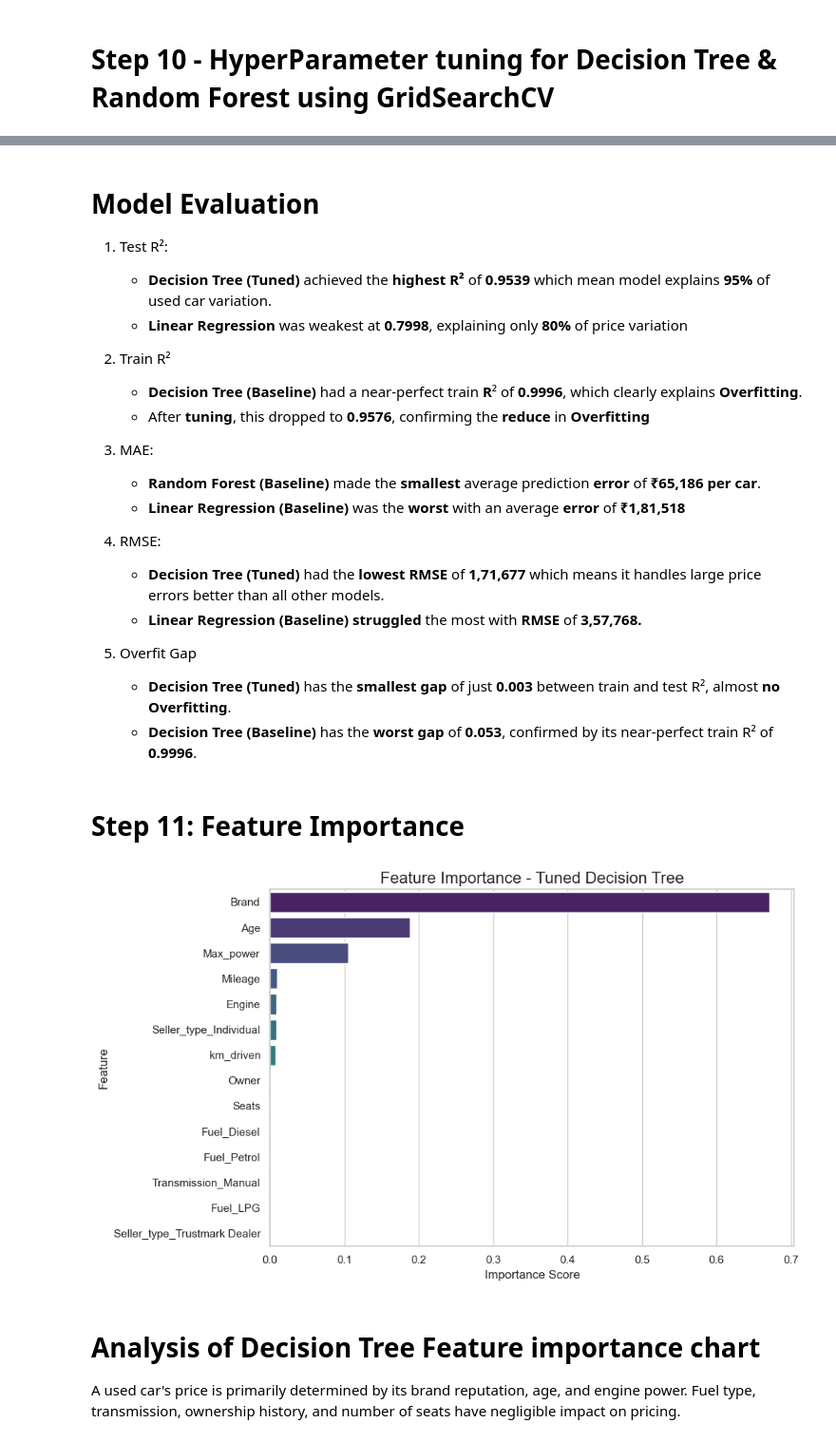
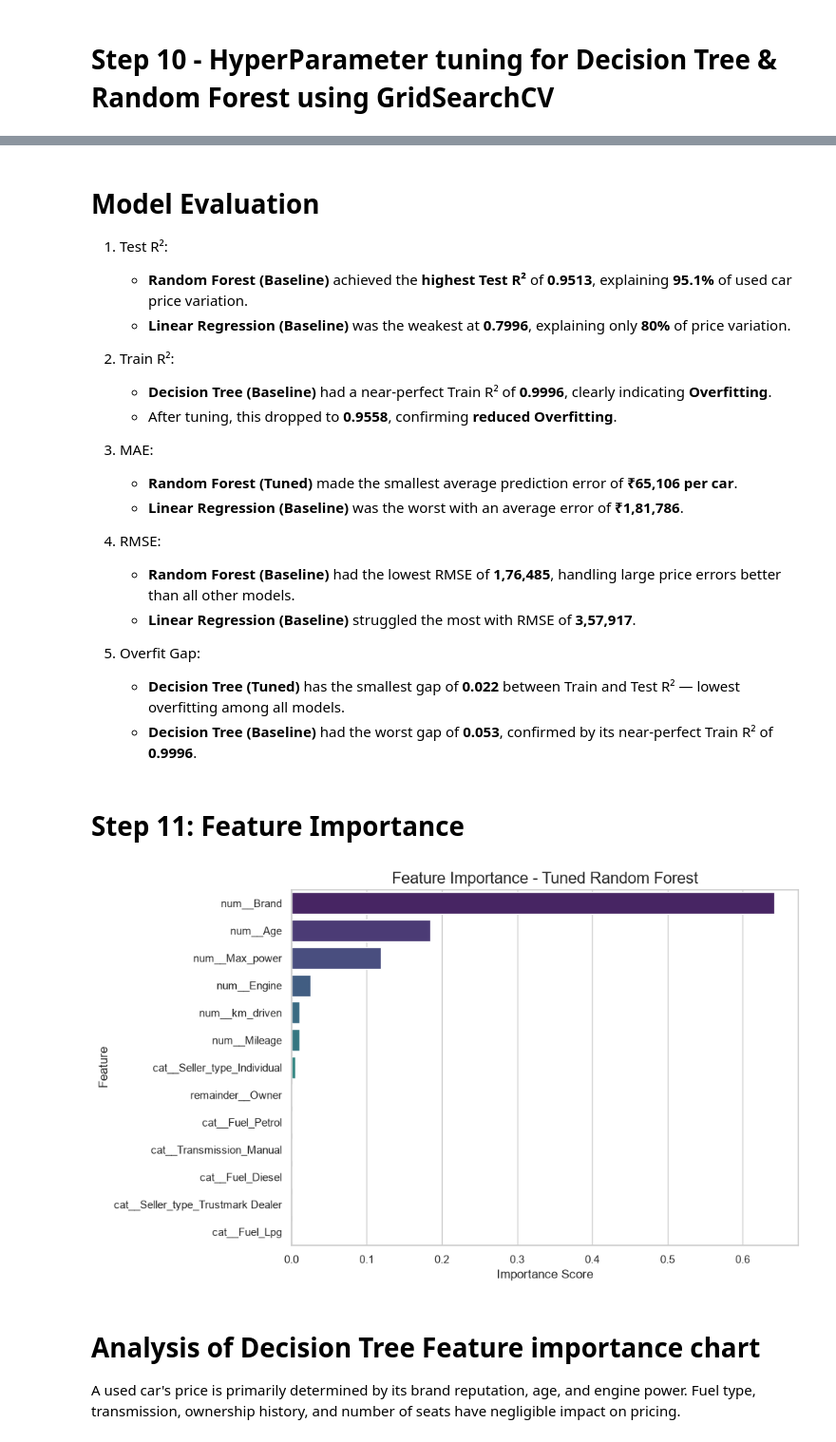
Before and after one commit to Snehil-Raut/Microsoft_AI_Engineering, a Jupyter notebook: Machine_Learning/Bagging_Random_forest/car_price_prediction.ipynb, the cells around one changed output, grey strips where cells are left out. Shown at 95% size. Drawn from its saved outputs; the diff is of its cells as text; code cells hidden in the pictures.

Commit message:
Changes in car price prediction project

```diff
--- a/Machine_Learning/Bagging_Random_forest/car_price_prediction.ipynb
+++ b/Machine_Learning/Bagging_Random_forest/car_price_prediction.ipynb
@@ -448,5 +491,0 @@ X_test['Brand'] = X_test['Brand'].fillna(y_train.mean())
-# %%
-# Column names strip
-X_train.columns = X_train.columns.str.strip()
-
-X_train.columns
@@ -509,10 +524,0 @@ X_train.head()
-# %%
-# Use ZSCORE to perform feature engineering -- StandardScaler uses Zscore at the
-
-# Define which columns to scale
-cols_to_scale = ['Brand', 'km_driven', 'Owner', 'Mileage', 'Engine', 'Max_power', 'Seats', 'Age']
-
-scaler = StandardScaler()
-
-X_train[cols_to_scale] = scaler.fit_transform(X_train[cols_to_scale])
-X_test[cols_to_scale] = scaler.transform(X_test[cols_to_scale])
@@ -667,14 +647,14 @@ from sklearn.model_selection import GridSearchCV
 
 # define the param grid for Decision Tree regressor
 dt_param_grid = {
-    'max_depth': [5, 8, 10, 15, 20],
-    'min_samples_split': [2, 5, 10, 20],
-    'min_samples_leaf': [1, 2, 5, 10],
+    'model__max_depth': [10, 12, 15, 20, 25],         # model__ : Gridsearch should be aware which step in pipeline to use
+    'model__min_samples_split': [2, 5, 10, 20],
+    'model__min_samples_leaf': [1, 2, 5, 10],
 }   # 3d grid
 
 # Hyperparameter tuning for decision tree
-dt_grid_search = GridSearchCV(dt_model, dt_param_grid, cv=5, n_jobs=-1, scoring='r2', verbose=2)
-
+dt_pipline = build_pipline(DecisionTreeRegressor(random_state=42))
+dt_grid_search = GridSearchCV(dt_pipline, dt_param_grid, cv=5, n_jobs=-1, scoring='r2', verbose=2)
 dt_grid_search.fit(X_train, y_train)
 # %% [output]
 Fitting 5 folds for each of 80 candidates, totalling 400 fits
@@ -715,15 +701,15 @@ print(rf_model.get_params())
 # define the param grid for Random Forest regressor
 
 rf_param_grid = {
-    'n_estimators': [100, 200, 300],
-    'max_depth': [10, 15, 20, None],
-    'min_samples_split': [2, 5, 10],
-    'min_samples_leaf': [1, 2, 5],
-    'max_features': ['sqrt', 'log2']
+    'model__n_estimators': [100, 200, 300],
+    'model__max_depth': [10, 15, 20, 25],
+    'model__min_samples_split': [2, 5, 10],
+    'model__min_samples_leaf': [1, 2, 5]
 }
 
 # Hyperparameter tuning for Random Forest regressor
-rf_grid_search = GridSearchCV(rf_model, rf_param_grid, cv=5, n_jobs=-1, scoring='r2', verbose=2)
+rf_pipline = build_pipline(RandomForestRegressor(random_state=42))
+rf_grid_search = GridSearchCV(rf_pipline, rf_param_grid, cv=5, n_jobs=-1, scoring='r2', verbose=2)
 
 rf_grid_search.fit(X_train, y_train)
 # %% [output]
@@ -805,43 +849,43 @@ Final Model Comparison — Baseline vs Tuned
 # Model Evaluation
 
 1. Test R²:
-   - **Decision Tree (Tuned)** achieved the **highest R²** of **0.9539** which mean model explains **95%** of used car variation.
-   - **Linear Regression** was weakest at **0.7998**, explaining only **80%** of price variation
+   - **Random Forest (Baseline)** achieved the **highest Test R²** of **0.9513**, explaining **95.1%** of used car price variation.
+   - **Linear Regression (Baseline)** was the weakest at **0.7996**, explaining only **80%** of price variation.
 
-2. Train R²
-   - **Decision Tree (Baseline)** had a near-perfect train **R**² of **0.9996**, which clearly explains **Overfitting**.
-   - After **tuning**, this dropped to **0.9576**, confirming the **reduce** in **Overfitting**
+2. Train R²:
+   - **Decision Tree (Baseline)** had a near-perfect Train R² of **0.9996**, clearly indicating **Overfitting**.
+   - After tuning, this dropped to **0.9558**, confirming **reduced Overfitting**.
 
 3. MAE:
-   - **Random Forest (Baseline)** made the **smallest** average prediction **error** of **₹65,186 per car**.
-   - **Linear Regression (Baseline)** was the **worst** with an average **error** of **₹1,81,518**
+   - **Random Forest (Tuned)** made the smallest average prediction error of **₹65,106 per car**.
+   - **Linear Regression (Baseline)** was the worst with an average error of **₹1,81,786**.
 
 4. RMSE:
-   - **Decision Tree (Tuned)** had the **lowest RMSE** of **1,71,677** which means it handles large price errors better than all other models.
-   - **Linear Regression (Baseline) struggled** the most with **RMSE** of **3,57,768.**
+   - **Random Forest (Baseline)** had the lowest RMSE of **1,76,485**, handling large price errors better than all other models.
+   - **Linear Regression (Baseline)** struggled the most with RMSE of **3,57,917**.
 
-5. Overfit Gap
-   - **Decision Tree (Tuned)** has the **smallest gap** of just **0.003** between train and test R², almost **no Overfitting**.
-   - **Decision Tree (Baseline)** has the **worst gap** of **0.053**, confirmed by its near-perfect train R² of **0.9996**.
+5. Overfit Gap:
+   - **Decision Tree (Tuned)** has the smallest gap of **0.022** between Train and Test R² — lowest overfitting among all models.
+   - **Decision Tree (Baseline)** had the worst gap of **0.053**, confirmed by its near-perfect Train R² of **0.9996**.
 # %% [markdown]
 # Step 11: Feature Importance
 # %%
-importances = best_dt_model.feature_importances_
+importances = best_rf_model.named_steps['model'].feature_importances_
 
 feature_imp_df = pd.DataFrame({
-    'Feature': X_train.columns,
+    'Feature': best_rf_model.named_steps['preprocessor'].get_feature_names_out(),
     'Importance': importances,
 }).sort_values('Importance', ascending=False)
 
 plt.figure(figsize=(10, 6))
 sns.barplot(data=feature_imp_df, x='Importance', y='Feature', palette='viridis')
-plt.title('Feature Importance - Tuned Decision Tree', fontsize=16)
+plt.title('Feature Importance - Tuned Random Forest', fontsize=16)
 plt.xlabel('Importance Score')
 plt.ylabel('Feature')
 plt.tight_layout()
 plt.show()
 # %% [output]
-[figure, old version]
+[figure, new version]
 # %% [markdown]
 # Analysis of Decision Tree Feature importance chart
 
```
Also changed, not shown: parts of 44 cells of this notebook, 1 other file.
